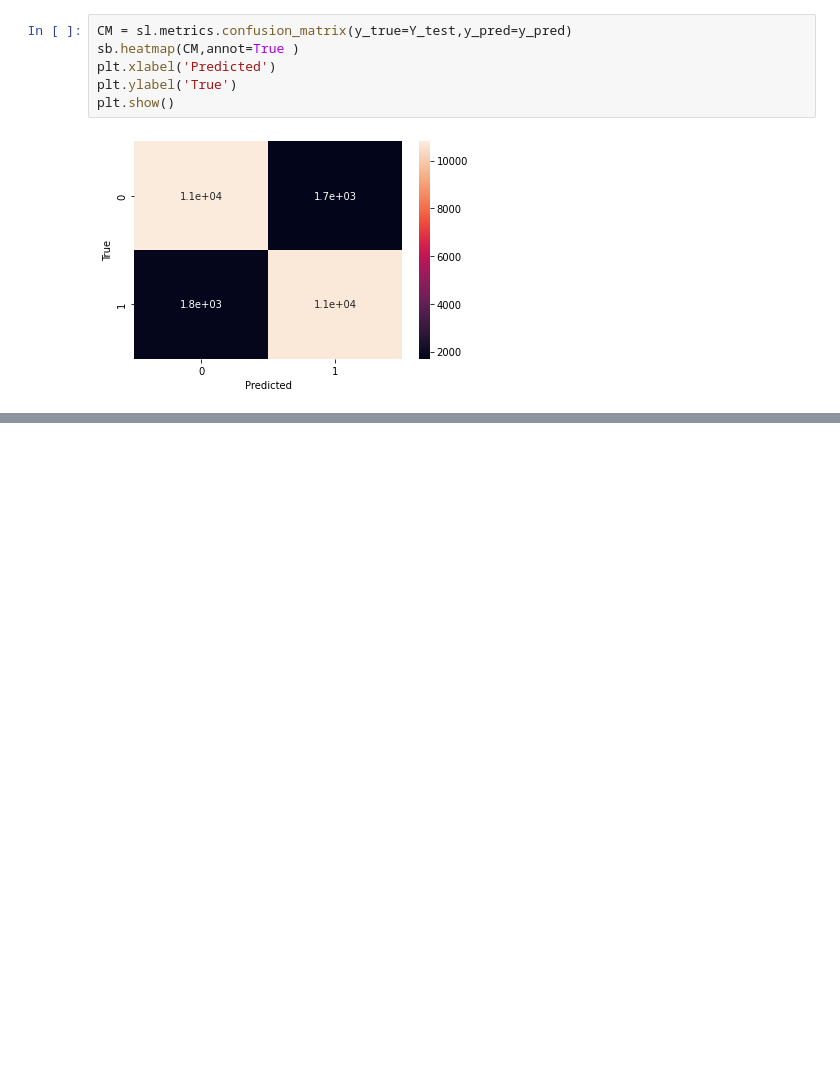
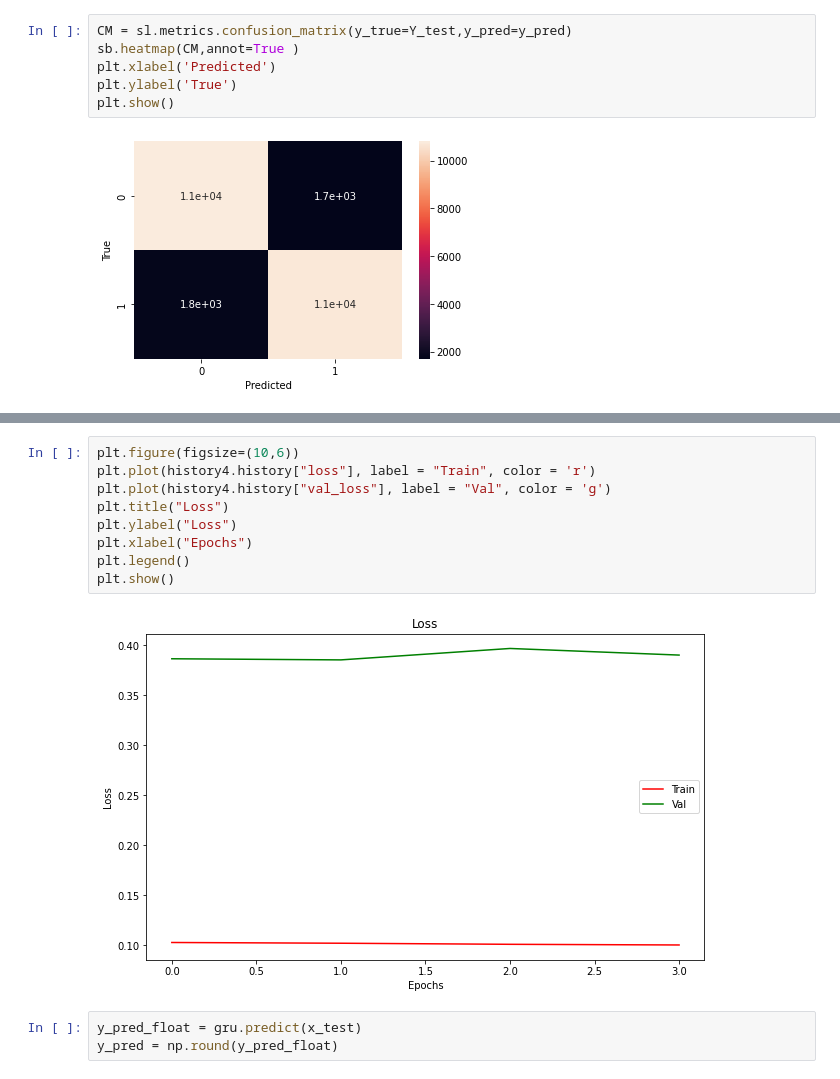
Before and after one commit to garfield-gray/NeuralNetwork, a Jupyter notebook: RNN.ipynb, the cells around one changed output, grey strips where cells are left out. Saved outputs shown, nothing was run; the diff lists cells and outputs as text; blank space fills up the shorter version.

```diff
--- a/RNN.ipynb
+++ b/RNN.ipynb
@@ -412,0 +457,14 @@ plt.show()
+# %%
+plt.figure(figsize=(10,6))
+plt.plot(history4.history["loss"], label = "Train", color = 'r')
+plt.plot(history4.history["val_loss"], label = "Val", color = 'g')
+plt.title("Loss")
+plt.ylabel("Loss")
+plt.xlabel("Epochs")
+plt.legend()
+plt.show()
+# %% [output]
+[figure, added]
+# %%
+y_pred_float = gru.predict(x_test)
+y_pred = np.round(y_pred_float)
```
Also changed, not shown: parts of 9 cells of this notebook.
